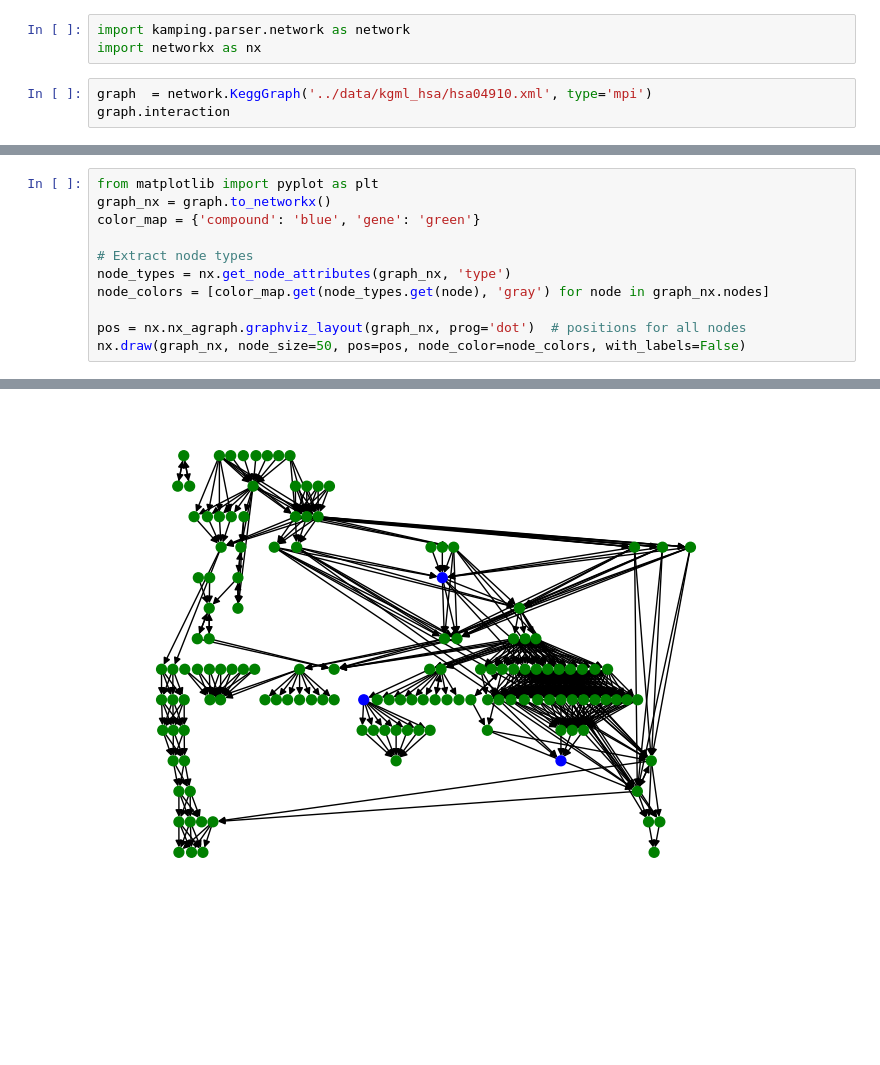
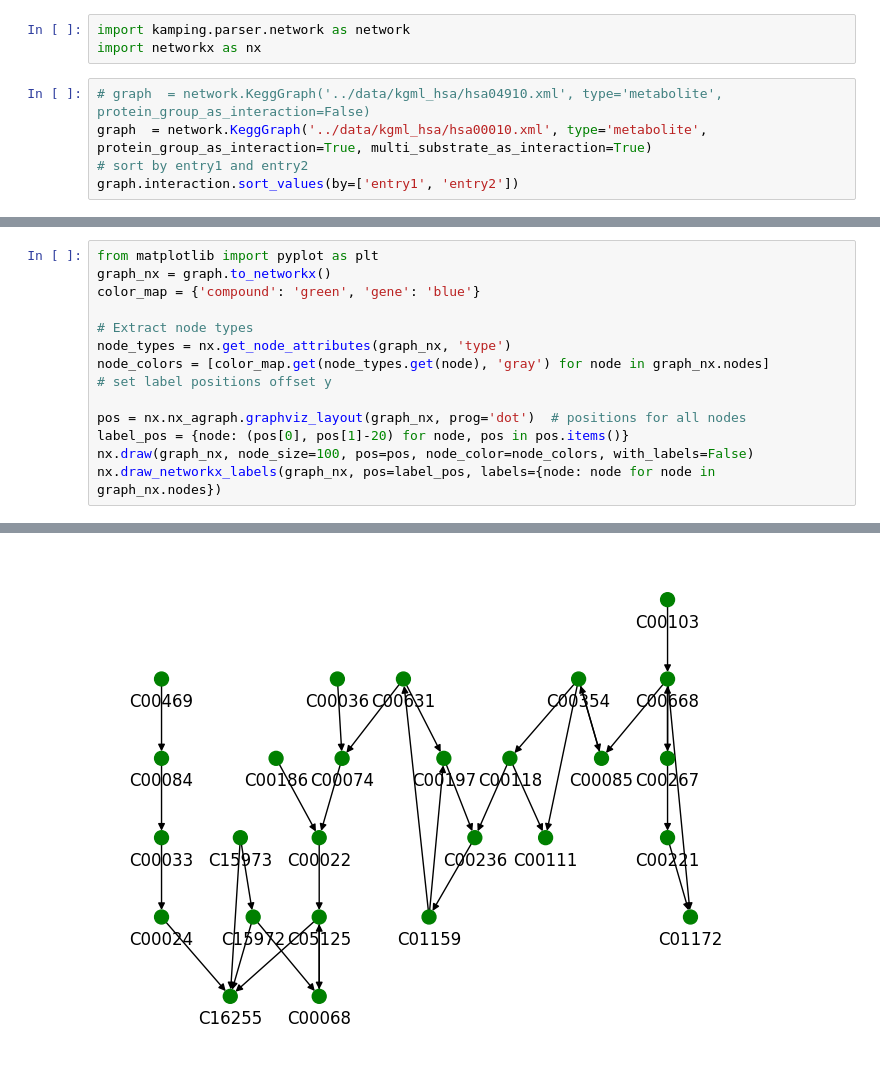
Before and after one commit to FDUguchunhui/KAMPING, a Jupyter notebook: notebooks/visualization2.ipynb, the cells around one changed output, grey strips where cells are left out. Drawn from its saved outputs; the diff is of its cells as text; blank space fills up the shorter version.

Commit message:
add control whether expand protein group and multi-substrate/product as inter-interactions

```diff
--- a/notebooks/visualization2.ipynb
+++ b/notebooks/visualization2.ipynb
@@ -2,6 +2,8 @@
 import kamping.parser.network as network
 import networkx as nx
 # %%
-graph  = network.KeggGraph('../data/kgml_hsa/hsa04910.xml', type='mpi')
-graph.interaction
+# graph  = network.KeggGraph('../data/kgml_hsa/hsa04910.xml', type='metabolite', protein_group_as_interaction=False)
+graph  = network.KeggGraph('../data/kgml_hsa/hsa00010.xml', type='metabolite', protein_group_as_interaction=True, multi_substrate_as_interaction=True)
+# sort by entry1 and entry2
+graph.interaction.sort_values(by=['entry1', 'entry2'])
 # %% [output]
@@ -21,12 +27,15 @@ graph.interaction
 # %%
 from matplotlib import pyplot as plt
 graph_nx = graph.to_networkx()
-color_map = {'compound': 'blue', 'gene': 'green'}
+color_map = {'compound': 'green', 'gene': 'blue'}
 
 # Extract node types
 node_types = nx.get_node_attributes(graph_nx, 'type')
 node_colors = [color_map.get(node_types.get(node), 'gray') for node in graph_nx.nodes]
+# set label positions offset y
 
 pos = nx.nx_agraph.graphviz_layout(graph_nx, prog='dot')  # positions for all nodes
-nx.draw(graph_nx, node_size=50, pos=pos, node_color=node_colors, with_labels=False)
+label_pos = {node: (pos[0], pos[1]-20) for node, pos in pos.items()}
+nx.draw(graph_nx, node_size=100, pos=pos, node_color=node_colors, with_labels=False)
+nx.draw_networkx_labels(graph_nx, pos=label_pos, labels={node: node for node in graph_nx.nodes})
 # %% [output]
@@ -33 +59 @@ nx.draw(graph_nx, node_size=50, pos=pos, node_color=node_colors, with_labels=Fal
-[figure, old version]
+[figure, new version]
```
Also changed, not shown: parts of 2 cells of this notebook, 6 other files.
